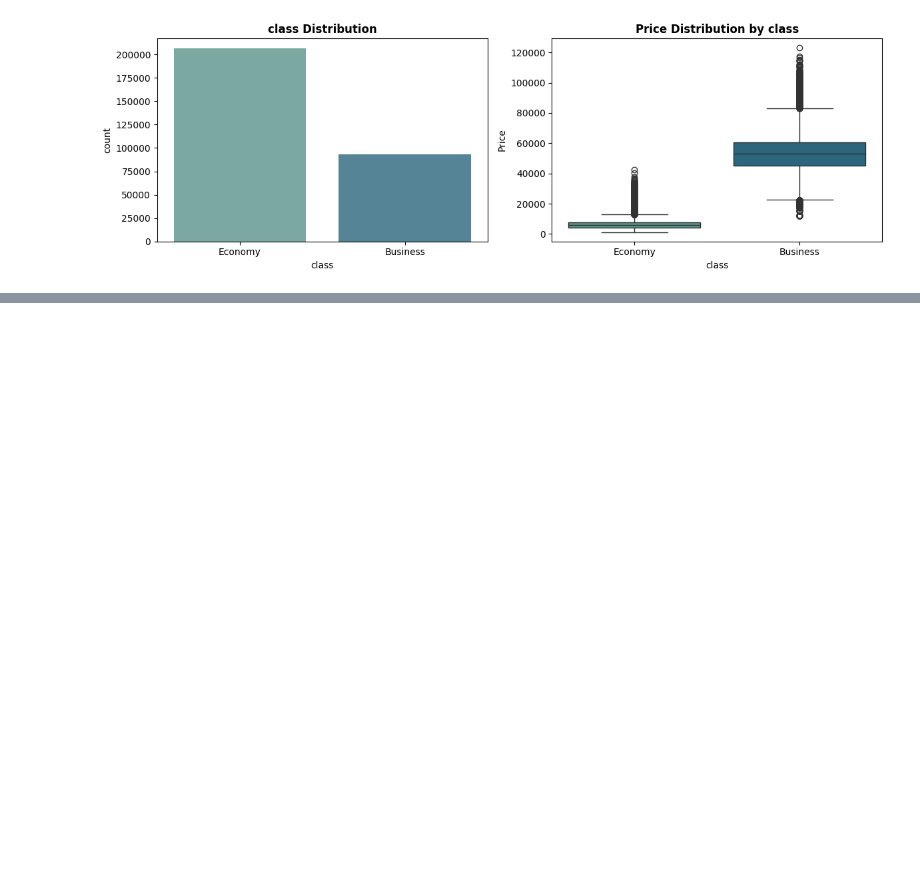
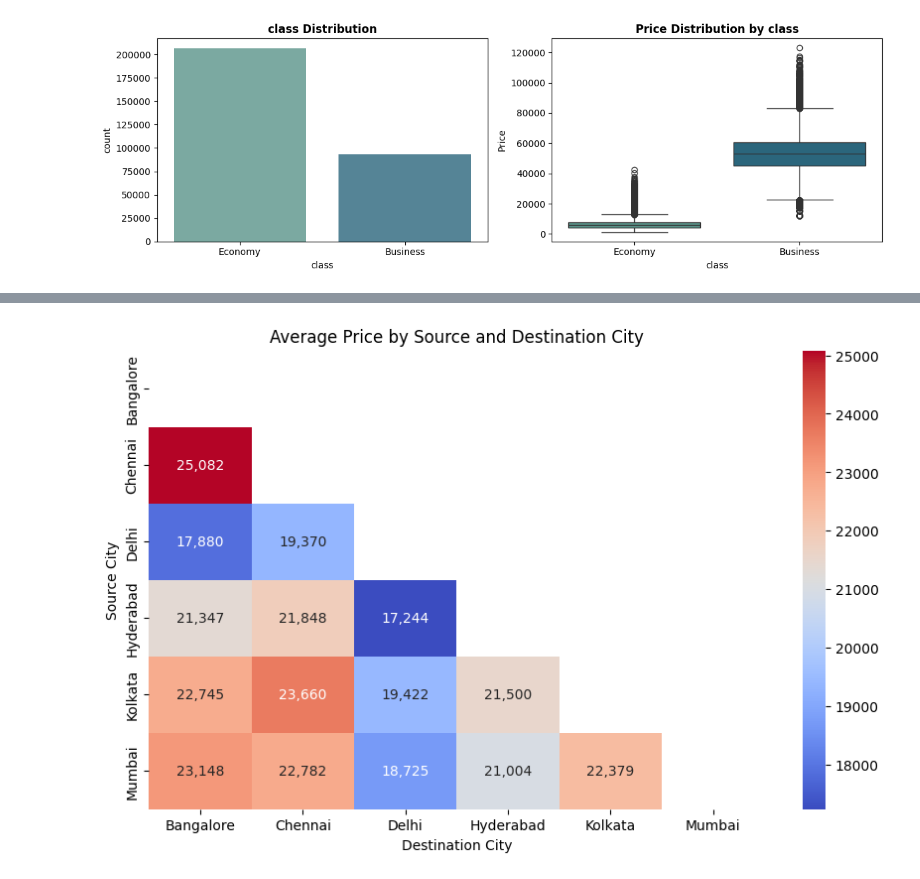
Before and after one commit to junperes/Flight-Price-Prediction-with-Machine-Learning-Models, a Jupyter notebook: data_exploration.ipynb, the cells around one changed output, grey strips where cells are left out. Saved outputs shown, nothing was run; the diff lists cells and outputs as text; code cells hidden in the pictures; blank space fills up the shorter version.

```diff
--- a/data_exploration.ipynb
+++ b/data_exploration.ipynb
@@ -158,0 +245,17 @@ df[['price', 'duration', 'days_left']].corr()
+# %%
+import numpy as np
+# Heatmap of average prices by source and destination city
+pivot_table = df.pivot_table(values='price', index='source_city', columns='destination_city', aggfunc='mean')
+
+# Mask the lower triangle of the heatmap
+mask = np.triu(np.ones_like(pivot_table, dtype=bool))
+
+# Plot the heatmap
+plt.figure(figsize=(10, 6))
+sns.heatmap(pivot_table, mask=mask, cmap='coolwarm', annot=True, fmt=',.0f')
+plt.title('Average Price by Source and Destination City')
+plt.xlabel('Destination City')
+plt.ylabel('Source City')
+plt.show()
+# %% [output]
+[figure, added]
```
Also changed, not shown: parts of 14 cells of this notebook.
